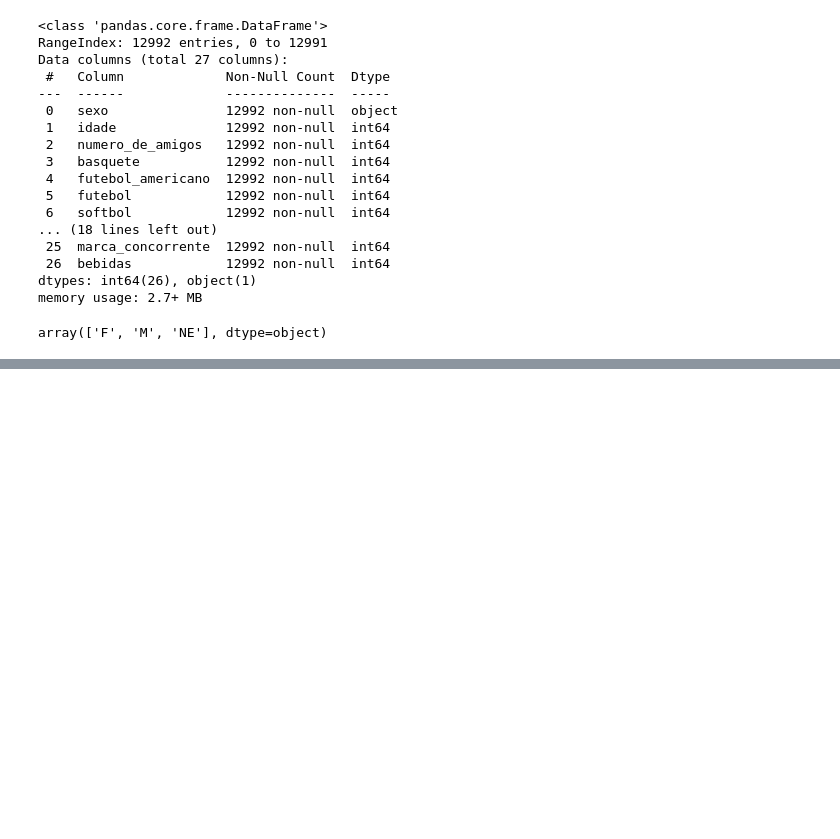
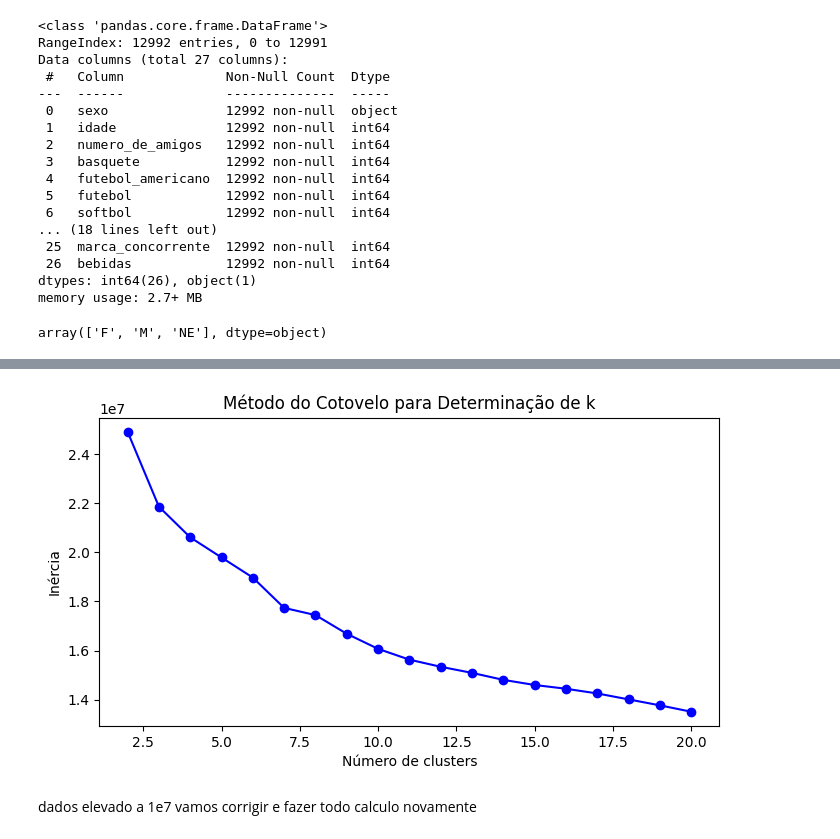
Before and after one commit to Cr0l3y/ML_Unsupervised, a Jupyter notebook: projeto.ipynb, the cells around one changed output, grey strips where cells are left out. Drawn from its saved outputs; the diff is of its cells as text; code cells hidden in the pictures; blank space fills up the shorter version.

```diff
--- a/projeto.ipynb
+++ b/projeto.ipynb
@@ -49,0 +70,4 @@ array(['F', 'M', 'NE'], dtype=object)
+# %%
+#integrará o DataFrame recém-criado com o nosso DataFrame original
+dados = pd.concat([df, encoded_df], axis=1).drop('sexo', axis=1)
+dados
@@ -49,0 +119,16 @@ array(['F', 'M', 'NE'], dtype=object)
+# %%
+#Teste para outro valor de cluster, incluindo o valor de inertia e cilhueta
+def avaliacao(dados):
+    inercia = []
+    silhueta = []
+
+    for k in range(2,21):
+        kmeans = KMeans(n_clusters=k, random_state=45, n_init='auto')
+        kmeans.fit(dados)
+        inercia.append(kmeans.inertia_)
+        silhueta.append(f'k={k} - '+ str(silhouette_score(dados, kmeans.predict(dados))))
+
+    return silhueta, inercia
+# %%
+silhueta, inercia = avaliacao(dados)
+silhueta
@@ -49,0 +205,15 @@ array(['F', 'M', 'NE'], dtype=object)
+# %%
+#Mais uma avanliação para saber se é o dado que nao esta ajustado, usando o método cotovelo para ver nosso ponto K ideal
+def plot_cotovelo(inercia):
+    plt.figure(figsize=(8,4))
+    plt.plot(range(2,21),inercia,'bo-')
+    plt.xlabel('Número de clusters')
+    plt.ylabel('Inércia')
+    plt.title('Método do Cotovelo para Determinação de k')
+    plt.show()
+# %%
+plot_cotovelo(inercia)
+# %% [output]
+[figure, added]
+# %% [markdown]
+dados elevado a 1e7 vamos corrigir e fazer todo calculo novamente
```
Also changed, not shown: parts of 18 cells of this notebook, 1 other file.
